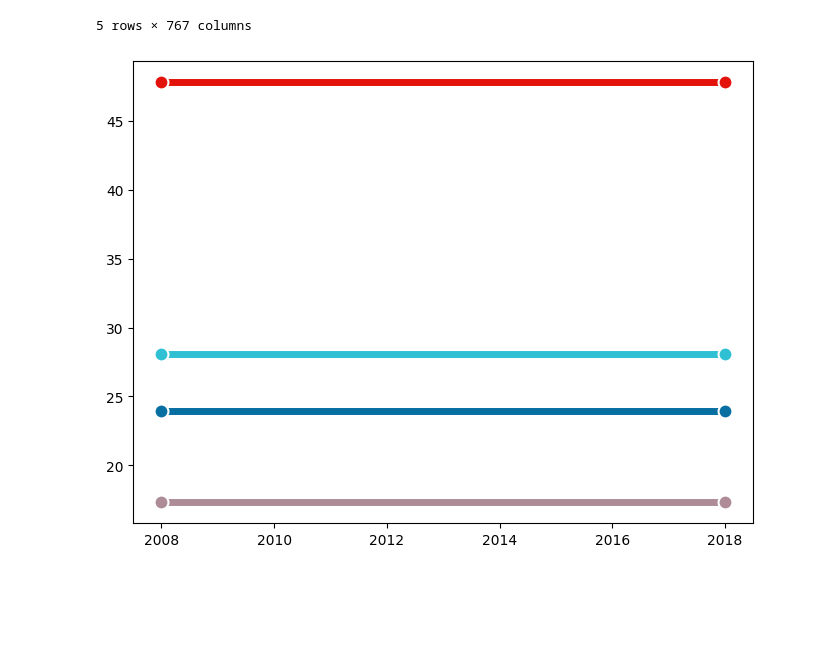
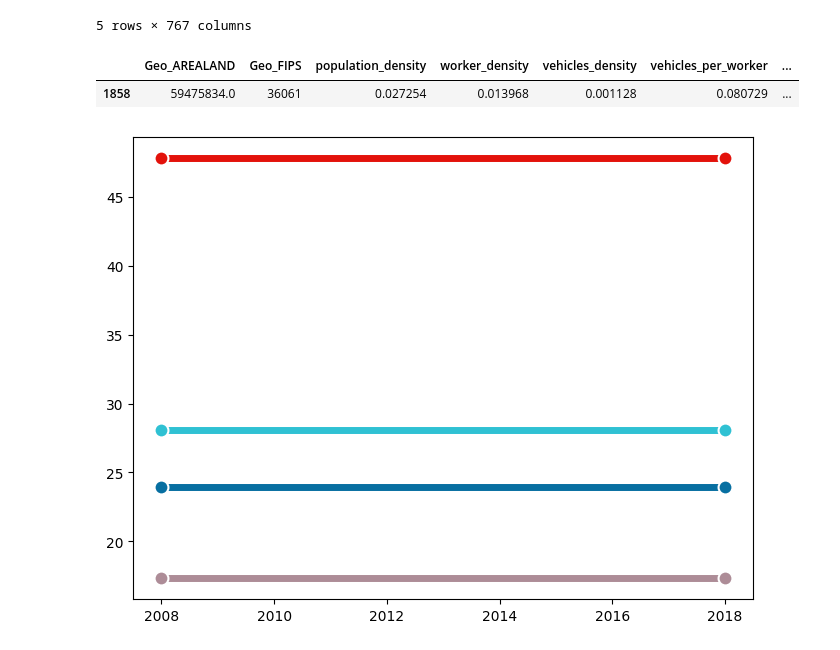
Before and after one commit to Fractate/us_transport_analysis, a Jupyter notebook: us_transport_analysis.ipynb, the cells around one changed output. Saved outputs shown, nothing was run; the diff lists cells and outputs as text; code cells hidden in the pictures; blank space fills up the shorter version.

```diff
--- a/us_transport_analysis.ipynb
+++ b/us_transport_analysis.ipynb
@@ -94,14 +94,18 @@ df_2014['population_density'] = df_2014['ACS14_5yr_B01001001'] / df_2014['Geo_AR
 
 # ACS09_5yr_B01001001 - total_population
 df_2009['total_population'] = df_2009['ACS09_5yr_B01001001']
-df_2009['population_density'] = df_2009['ACS09_5yr_B01001001'] / df_2009['Geo_AREALAND']
+df_2009['population_density'] = df_2009['ACS09_5yr_B01001001'] / df_2009['Geo_AREALAND']# / 1000000 # convert to sqkm
 
 # ACS09_5yr_B08015001 - aggregate_number_of_vehicles
 # Workers 16 Years and Over in Households,ACS09_5yr_B08014001
+df_2009['worker_density'] = df_2009['ACS09_5yr_B08014001'] / df_2009['Geo_AREALAND']# / 1000000 # convert to sqkm
 df_2009['vehicles_density'] = df_2009['ACS09_5yr_B08015001'] / df_2009['Geo_AREALAND']
 df_2009['vehicles_per_worker'] = df_2009['ACS09_5yr_B08015001'] / df_2009['ACS09_5yr_B08014001']
 
-df_2009['vehicles_per_worker_per_landarea'] = df_2009['ACS09_5yr_B08015001'] / df_2009['total_population'] / df_2009['Geo_AREALAND']
+df_2009['vehicles_per_worker_per_landarea'] = df_2009['ACS09_5yr_B08015001'] / df_2009['total_population'] / df_2009['Geo_AREALAND'] # / 1000000 # convert to sqkm
+
+df_2009['vehicles_per_worker_times_landarea'] = df_2009['ACS09_5yr_B08015001'] / df_2009['total_population'] * df_2009['Geo_AREALAND'] / 1000000 # convert to sqkm
+
 
 # aggregate_time_per_worker
 # Workers 16 Years and Over Who Did Not Work At Home: Aggregate Travel Time to Work (in Minutes).4,ACS09_5yr_C08136001
@@ -131,3 +135,9 @@ average_commute_time_per_worker_public_transit = sum(df_2009['ACS09_5yr_C0813600
 # "Workers 16 Years and Over Who Did Not Work At Home: Taxicab, Motorcycle, Bicycle,  Walked, or Other Means",ACS09_5yr_C08134041
 df_2009['average_commute_time_per_worker_other_means'] = df_2009['ACS09_5yr_C08136005'] / df_2009['ACS09_5yr_C08134041']
 average_commute_time_per_worker_other_means = sum(df_2009['ACS09_5yr_C08136005']) / sum(df_2009['ACS09_5yr_C08134041'])
+# %%
+df_2009.query("Geo_FIPS == 36061")[['Geo_AREALAND','Geo_FIPS','population_density','worker_density','vehicles_density','vehicles_per_worker','vehicles_per_worker_times_landarea',
+        'average_commute_time_per_worker_drive_alone','average_commute_time_per_worker_carpool','average_commute_time_per_worker_public_transit','average_commute_time_per_worker_other_means']]
+# %% [output]
+|  | Geo_AREALAND | Geo_FIPS | population_density | worker_density | vehicles_density | vehicles_per_worker | ... |
+| 1858 | 59475834.0 | 36061 | 0.027254 | 0.013968 | 0.001128 | 0.080729 | ... |
```
Also changed, not shown: parts of 1 cell of this notebook, 2 other files.
